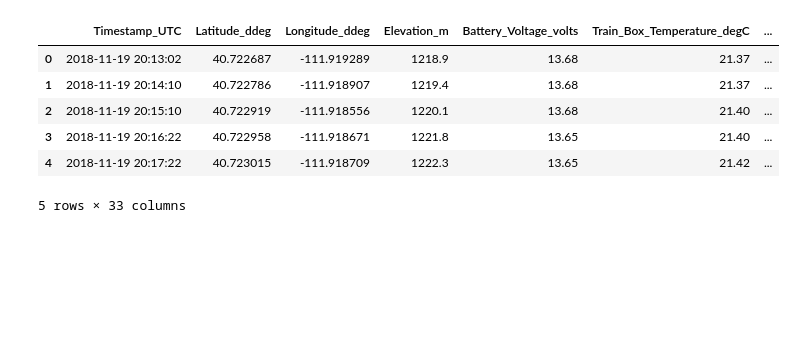
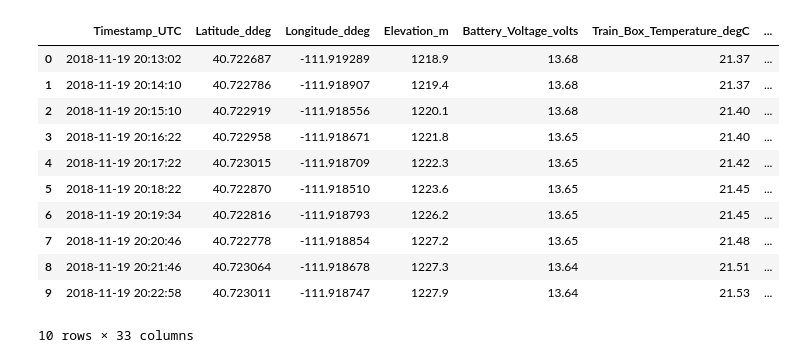
Before and after one commit to anth0nyhle/MobileAirQualitySLV, a Jupyter notebook: socioecon_vs_pm25.ipynb, the cells around one changed output. Drawn from its saved outputs; the diff is of its cells as text; code cells hidden in the pictures; blank space fills up the shorter version.

```diff
--- a/socioecon_vs_pm25.ipynb
+++ b/socioecon_vs_pm25.ipynb
@@ -24,0 +23,8 @@ transit_df = pd.read_csv('./data/transit_dfs/TRX01_df.csv', low_memory=False, he
+# %%
+trx01_df = pd.read_csv('./data/transit_dfs/TRX01_df.csv', low_memory=False, header=1)
+trx02_df = pd.read_csv('./data/transit_dfs/TRX02_df.csv', low_memory=False, header=1)
+trx03_df = pd.read_csv('./data/transit_dfs/TRX03_df.csv', low_memory=False, header=1)
+
+transit_df = pd.concat([trx01_df, trx02_df, trx03_df])
+# transit_df = transit_df[transit_df['Date'] == '2021-08-06']
+transit_df.head()
@@ -25,15 +39,20 @@ transit_df = pd.read_csv('./data/transit_dfs/TRX01_df.csv', low_memory=False, he
 # %%
 # Create a GeoSeries from the latitude and longitude data
 transit_df['Point'] = gpd.GeoSeries([Point(xy) for xy in zip(transit_df['Longitude_ddeg'], transit_df['Latitude_ddeg'])])
-transit_df.head()
+transit_df.head(10)
 # %% [output]
 |  | Timestamp_UTC | Latitude_ddeg | Longitude_ddeg | Elevation_m | Battery_Voltage_volts | Train_Box_Temperature_degC | ... |
 | 0 | 2018-11-19 20:13:02 | 40.722687 | -111.919289 | 1218.9 | 13.68 | 21.37 | ... |
 | 1 | 2018-11-19 20:14:10 | 40.722786 | -111.918907 | 1219.4 | 13.68 | 21.37 | ... |
 | 2 | 2018-11-19 20:15:10 | 40.722919 | -111.918556 | 1220.1 | 13.68 | 21.40 | ... |
 | 3 | 2018-11-19 20:16:22 | 40.722958 | -111.918671 | 1221.8 | 13.65 | 21.40 | ... |
 | 4 | 2018-11-19 20:17:22 | 40.723015 | -111.918709 | 1222.3 | 13.65 | 21.42 | ... |
+| 5 | 2018-11-19 20:18:22 | 40.722870 | -111.918510 | 1223.6 | 13.65 | 21.45 | ... |
+| 6 | 2018-11-19 20:19:34 | 40.722816 | -111.918793 | 1226.2 | 13.65 | 21.45 | ... |
+| 7 | 2018-11-19 20:20:46 | 40.722778 | -111.918854 | 1227.2 | 13.65 | 21.48 | ... |
+| 8 | 2018-11-19 20:21:46 | 40.723064 | -111.918678 | 1227.3 | 13.64 | 21.51 | ... |
+| 9 | 2018-11-19 20:22:58 | 40.723011 | -111.918747 | 1227.9 | 13.64 | 21.53 | ... |
-5 rows × 33 columns
+10 rows × 33 columns
 # %%
 transit_gdf = gpd.GeoDataFrame(transit_df, geometry='Point', crs='epsg:4326')
 transit_gdf.head()
```
Also changed, not shown: parts of 9 cells of this notebook.
